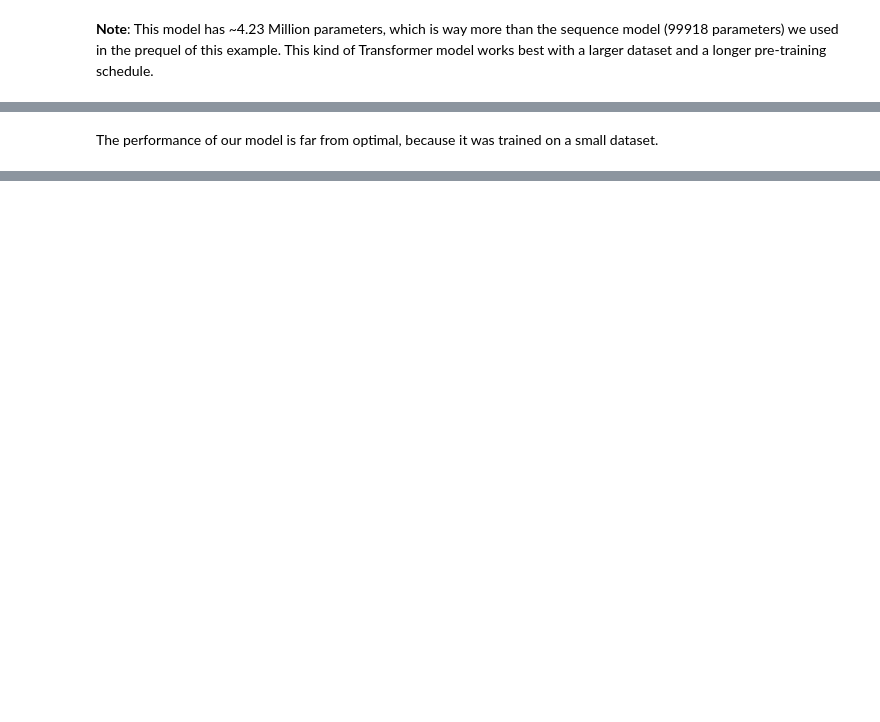
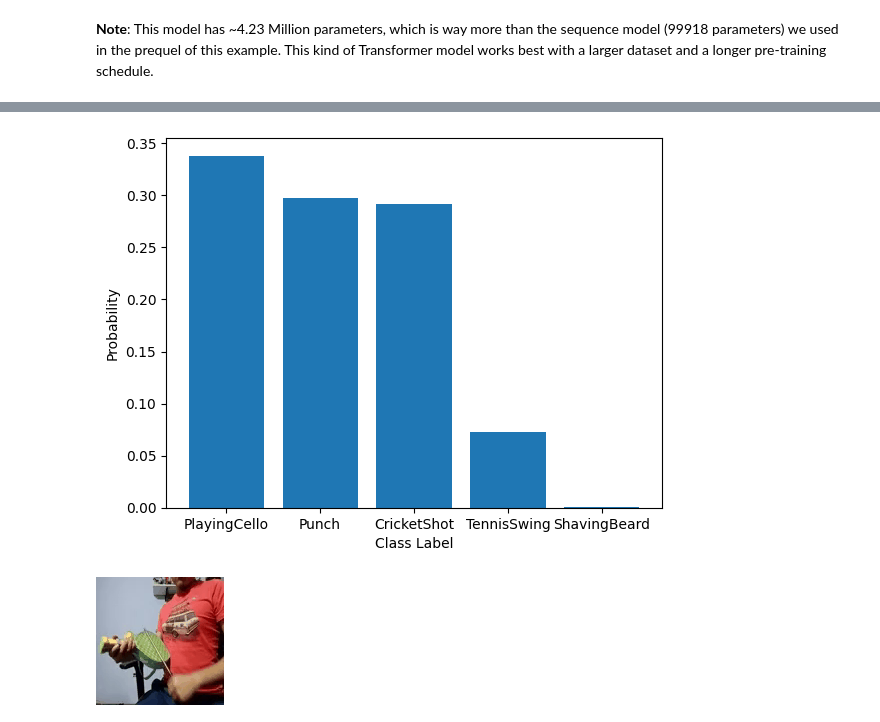
Before and after one commit to DanielVeraDrop/BDP_Base-de-Datos, a Jupyter notebook: examples/vision/ipynb/video_transformers.ipynb, the cells around one changed output, grey strips where cells are left out. Cells and saved outputs as stored; diff of their text form; code cells hidden in the pictures; blank space fills up the shorter version.

```diff
--- a/examples/vision/ipynb/video_transformers.ipynb
+++ b/examples/vision/ipynb/video_transformers.ipynb
@@ -369,3 +409,71 @@ to_gif(test_frames[:MAX_SEQ_LENGTH])
-# %% [markdown]
-The performance of our model is far from optimal, because it was trained on a
-small dataset.
+# %%
+import numpy as np
+import matplotlib.pyplot as plt
+import os
+import cv2
+import tensorflow as tf
+
+# Función para preprocesar un solo video
+def prepare_single_video(frames):
+    frame_features = np.zeros(shape=(1, MAX_SEQ_LENGTH, NUM_FEATURES), dtype="float32")
+
+    # Rellenar videos más cortos.
+    if len(frames) < MAX_SEQ_LENGTH:
+        diff = MAX_SEQ_LENGTH - len(frames)
+        padding = np.zeros((diff, IMG_SIZE, IMG_SIZE, 3))
+        frames = np.concatenate([frames, padding])
+
+    frames = frames[None, ...]
+
+    # Extraer características de los fotogramas del video.
+    for i, batch in enumerate(frames):
+        video_length = batch.shape[0]
+        length = min(MAX_SEQ_LENGTH, video_length)
+        for j in range(length):
+            if np.mean(batch[j, :]) > 0.0:
+                frame_features[i, j, :] = feature_extractor.predict(batch[None, j, :])
+            else:
+                frame_features[i, j, :] = 0.0
+
+    return frame_features
+
+# Función para predecir la acción del video
+def predict_action(path):
+    class_vocab = label_processor.get_vocabulary()
+
+    # Cargar el video
+    frames = load_video(path)
+    frame_features = prepare_single_video(frames)
+
+    # Predecir con el modelo entrenado
+    probabilities = trained_model.predict(frame_features)[0]
+
+    # Mostrar las probabilidades por clase
+    plot_x_axis, plot_y_axis = [], []
+
+    for i in np.argsort(probabilities)[::-1]:
+        plot_x_axis.append(class_vocab[i])
+        plot_y_axis.append(probabilities[i])
+        print(f"  {class_vocab[i]}: {probabilities[i] * 100:5.2f}%")
+
+    plt.bar(plot_x_axis, plot_y_axis, label=plot_x_axis)
+    plt.xlabel("Class Label")
+    plt.ylabel("Probability")
+    plt.show()
+
+    return frames
+
+# Cargar y procesar tu video personalizado
+video_path = "Violin_1.mp4" #(Barba o Golpe o Violin)
+test_frames = predict_action(video_path)
+
+# Mostrar el video como animación GIF (opcional)
+def to_gif(images):
+    import imageio
+    converted_images = images.astype(np.uint8)
+    imageio.mimsave("animation.gif", converted_images, fps=10)
+    from IPython.display import Image
+    return Image(open("animation.gif", "rb").read())
+
+to_gif(test_frames[:MAX_SEQ_LENGTH])
+# %% [output]
@@ -371,0 +497,2 @@ small dataset.
+[figure, added]
+[figure, added]
```
Also changed, not shown: parts of 12 cells of this notebook.
